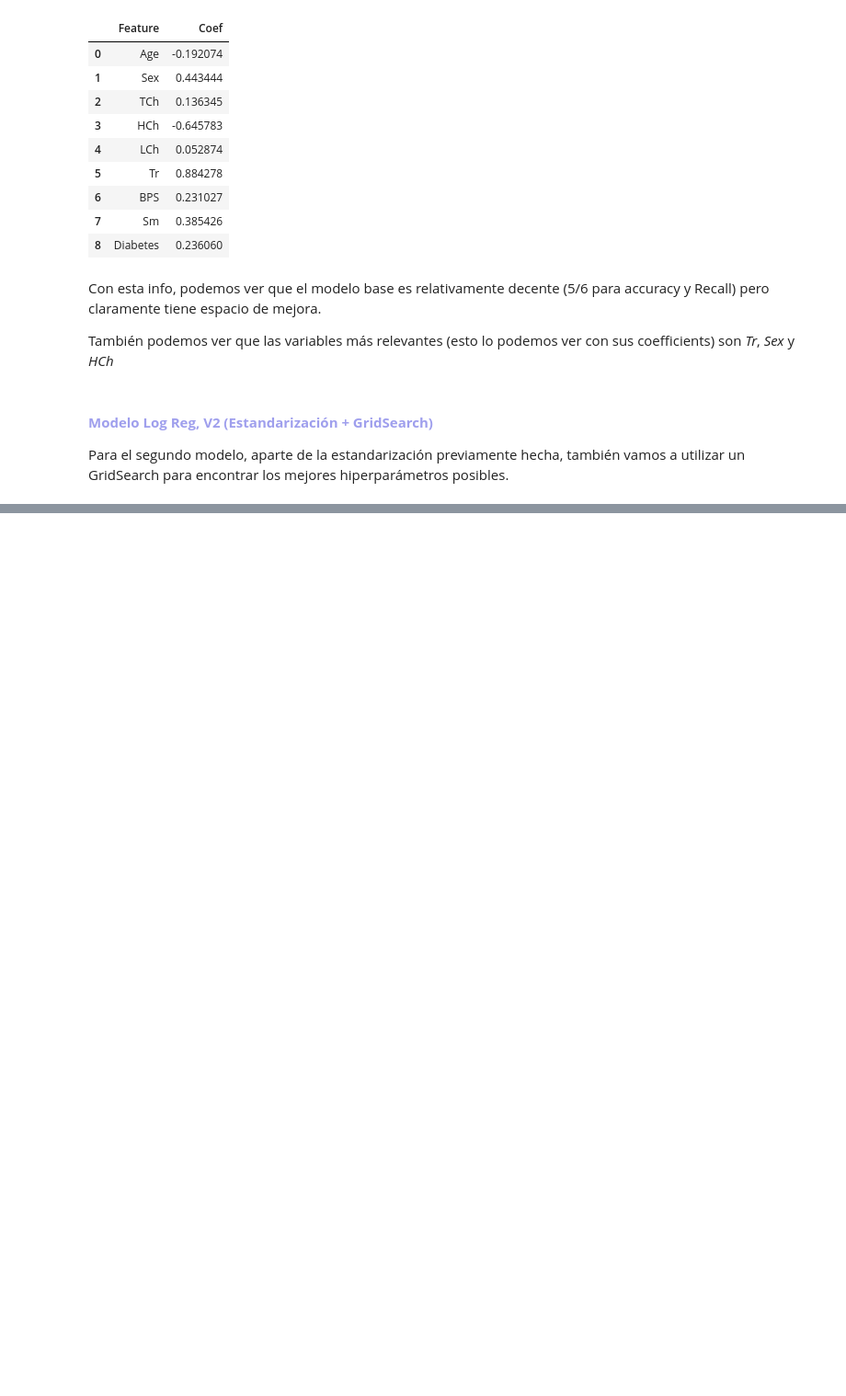
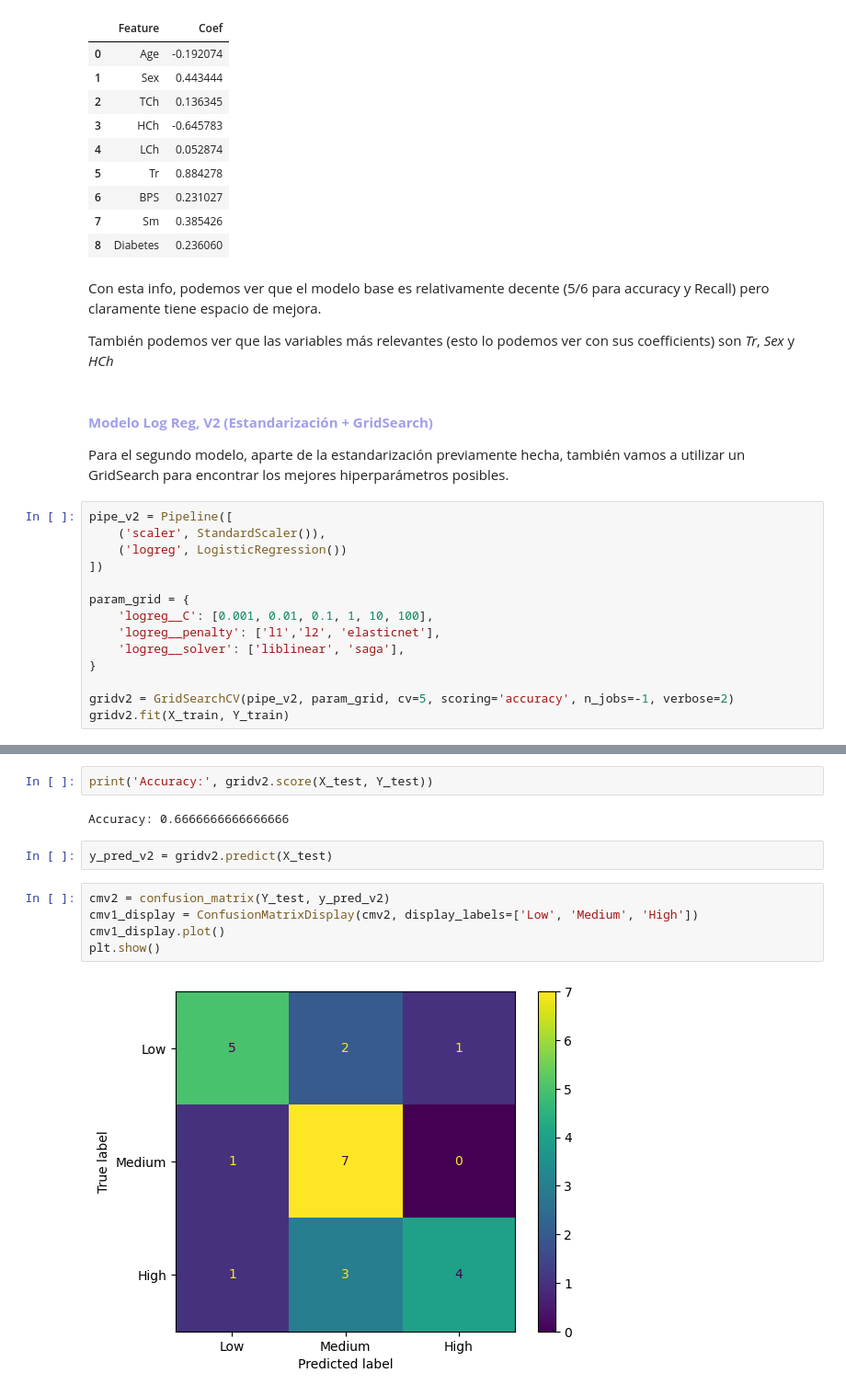
Before and after one commit to ch0fas/3erExamenEO, a Jupyter notebook: Examen3RegLogit.ipynb, the cells around one changed output, grey strips where cells are left out. Shown: that part at 92% size. Drawn from its saved outputs; the diff is of its cells as text; blank space fills up the shorter version.

Commit message:
parcial segundo modelo logreg

```diff
--- a/Examen3RegLogit.ipynb
+++ b/Examen3RegLogit.ipynb
@@ -169,3 +169,17 @@ También podemos ver que las variables más relevantes (esto lo podemos ver con
 #### <font color= #9F9FED> **Modelo Log Reg, V2 (Estandarización + GridSearch)** </font>
 
 Para el segundo modelo, aparte de la estandarización previamente hecha, también vamos a utilizar un GridSearch para encontrar los mejores hiperparámetros posibles.
+# %%
+pipe_v2 = Pipeline([
+    ('scaler', StandardScaler()),
+    ('logreg', LogisticRegression())
+])
+
+param_grid = {
+    'logreg__C': [0.001, 0.01, 0.1, 1, 10, 100],
+    'logreg__penalty': ['l1','l2', 'elasticnet'],
+    'logreg__solver': ['liblinear', 'saga'],
+}
+
+gridv2 = GridSearchCV(pipe_v2, param_grid, cv=5, scoring='accuracy', n_jobs=-1, verbose=2)
+gridv2.fit(X_train, Y_train)
@@ -171,0 +220,13 @@ Para el segundo modelo, aparte de la estandarización previamente hecha, tambié
+# %%
+print('Accuracy:', gridv2.score(X_test, Y_test))
+# %% [output]
+Accuracy: 0.6666666666666666
+# %%
+y_pred_v2 = gridv2.predict(X_test)
+# %%
+cmv2 = confusion_matrix(Y_test, y_pred_v2)
+cmv1_display = ConfusionMatrixDisplay(cmv2, display_labels=['Low', 'Medium', 'High'])
+cmv1_display.plot()
+plt.show()
+# %% [output]
+[figure, added]
```
Also changed, not shown: parts of 3 cells of this notebook.
